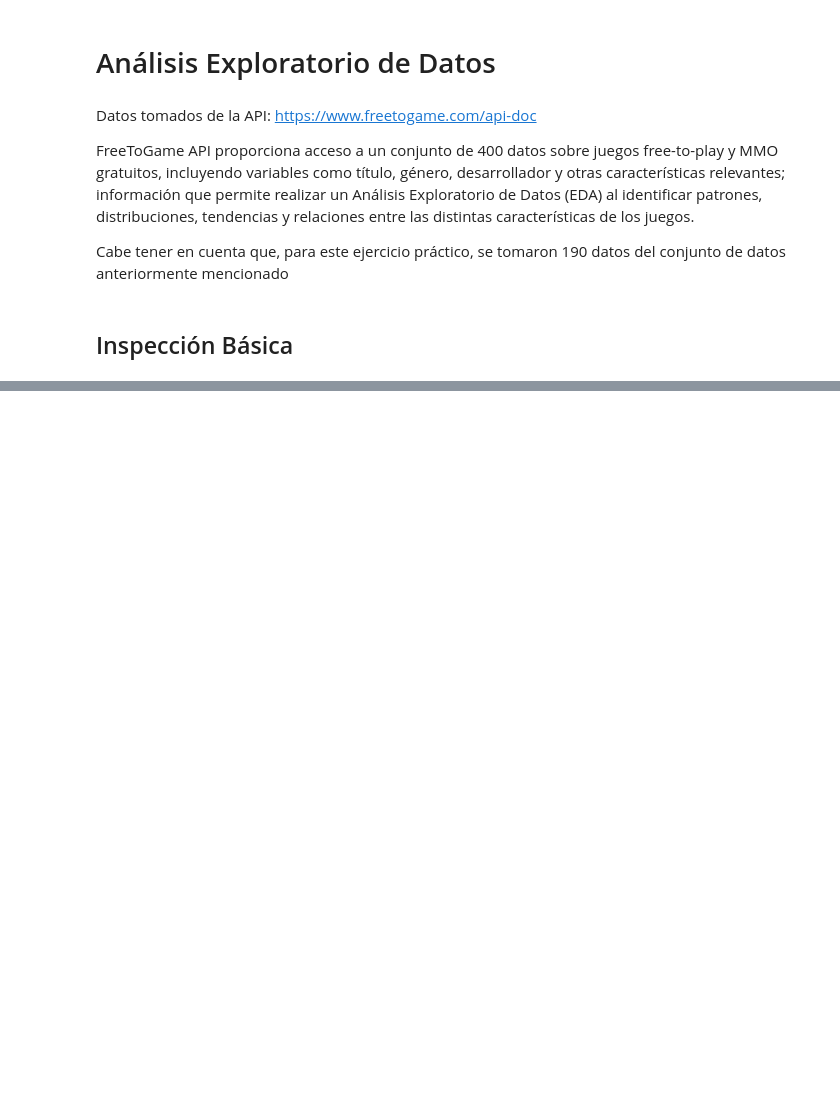
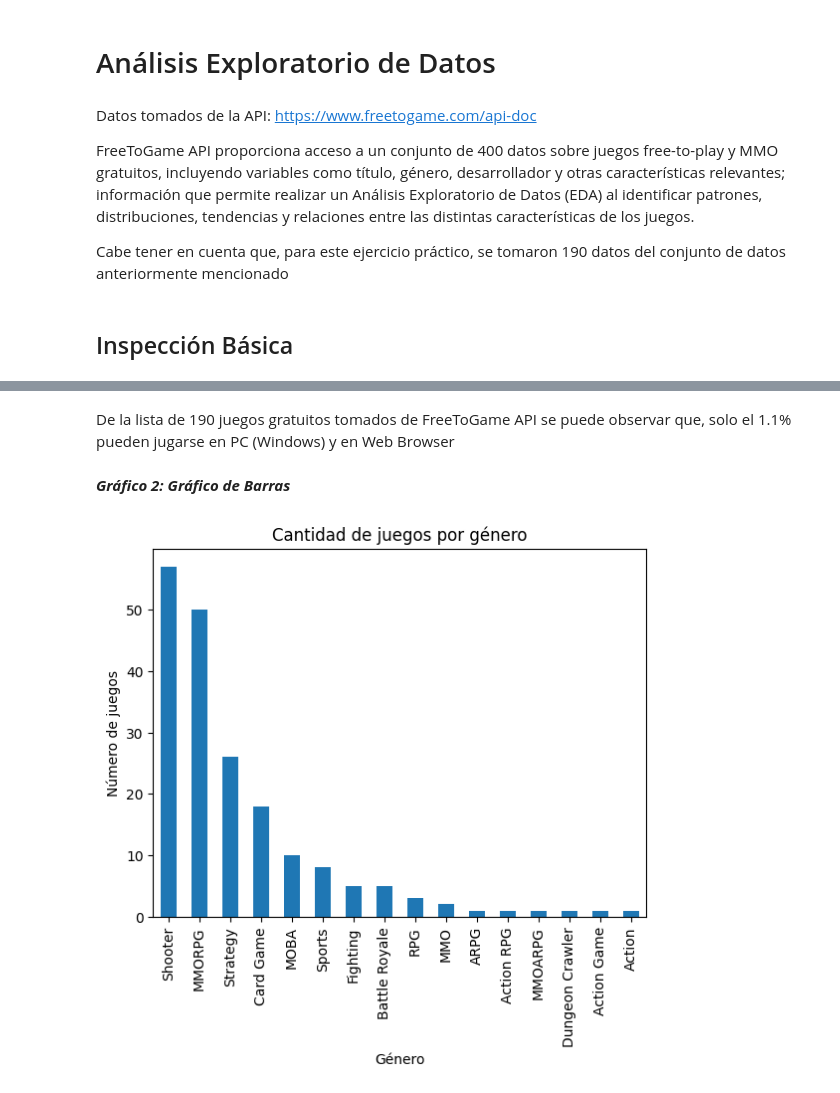
Before and after one commit to NicolasBusch23/taller_4_bases_de_datos, a Jupyter notebook: EDA/analisis.ipynb, the cells around one changed output, grey strips where cells are left out. Saved outputs shown, nothing was run; the diff lists cells and outputs as text; code cells hidden in the pictures; blank space fills up the shorter version.

```diff
--- a/EDA/analisis.ipynb
+++ b/EDA/analisis.ipynb
@@ -16,0 +167,16 @@ FileNotFoundError: [Errno 2] No such file or directory: 'data/transformed/juegos
+# %% [markdown]
+De la lista de 190 juegos gratuitos tomados de FreeToGame API se puede observar que, solo el 1.1% pueden jugarse en PC (Windows) y en Web Browser
+# %% [markdown]
+***Gráfico 2: Gráfico de Barras***
+# %%
+import matplotlib.pyplot as plt
+conteo_genero = df["genre"].value_counts()
+
+plt.figure()
+conteo_genero.plot(kind="bar")
+plt.title("Cantidad de juegos por género")
+plt.xlabel("Género")
+plt.ylabel("Número de juegos")
+plt.show()
+# %% [output]
+[figure, added]
```
Also changed, not shown: parts of 32 cells of this notebook, 1 other file.
